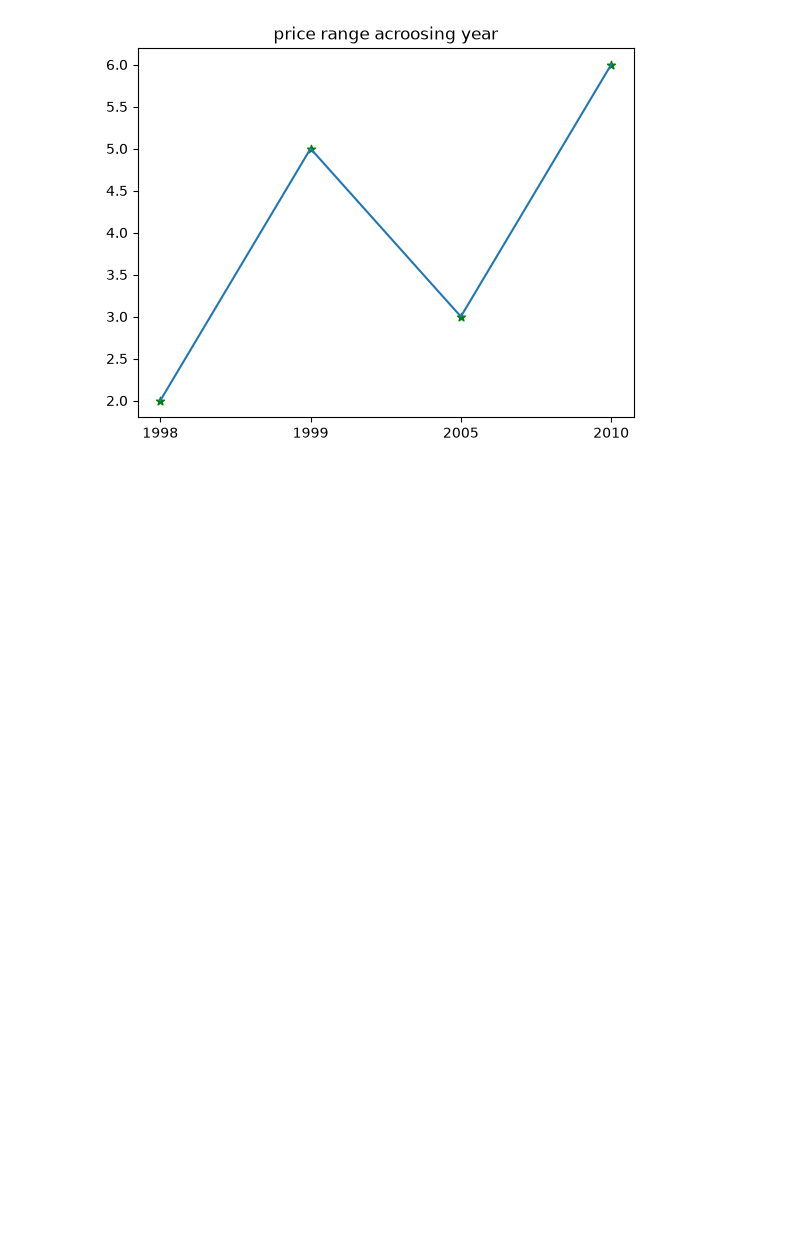
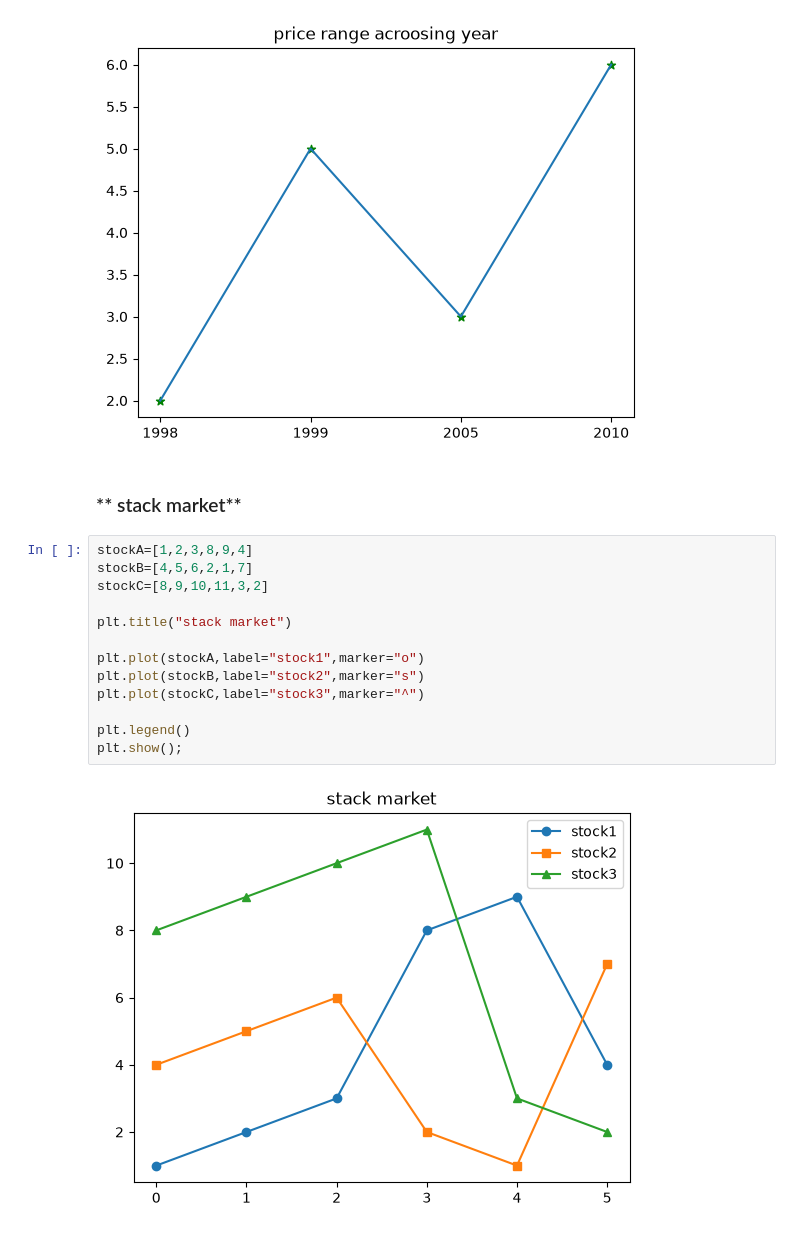
Before and after one commit to prasannadevi98/python_datalab, a Jupyter notebook: matplotlib.ipynb, the cells around one changed output. Drawn from its saved outputs; the diff is of its cells as text; blank space fills up the shorter version.

```diff
--- a/matplotlib.ipynb
+++ b/matplotlib.ipynb
@@ -90,3 +90,20 @@ plt.scatter(years,tablet_price,color="g",marker="*")
 plt.show();
 # %% [output]
 [figure]
+# %% [markdown]
+### ** stack market**
+# %%
+stockA=[1,2,3,8,9,4]
+stockB=[4,5,6,2,1,7]
+stockC=[8,9,10,11,3,2]
+
+plt.title("stack market")
+
+plt.plot(stockA,label="stock1",marker="o")
+plt.plot(stockB,label="stock2",marker="s")
+plt.plot(stockC,label="stock3",marker="^")
+
+plt.legend()
+plt.show();
+# %% [output]
+[figure, added]
```
Also changed, not shown: parts of 21 cells of this notebook.
